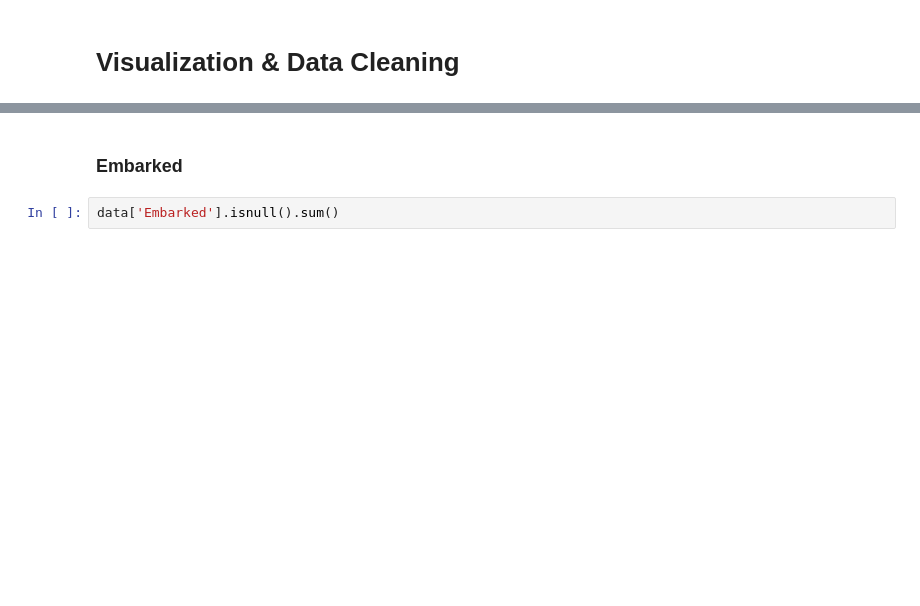
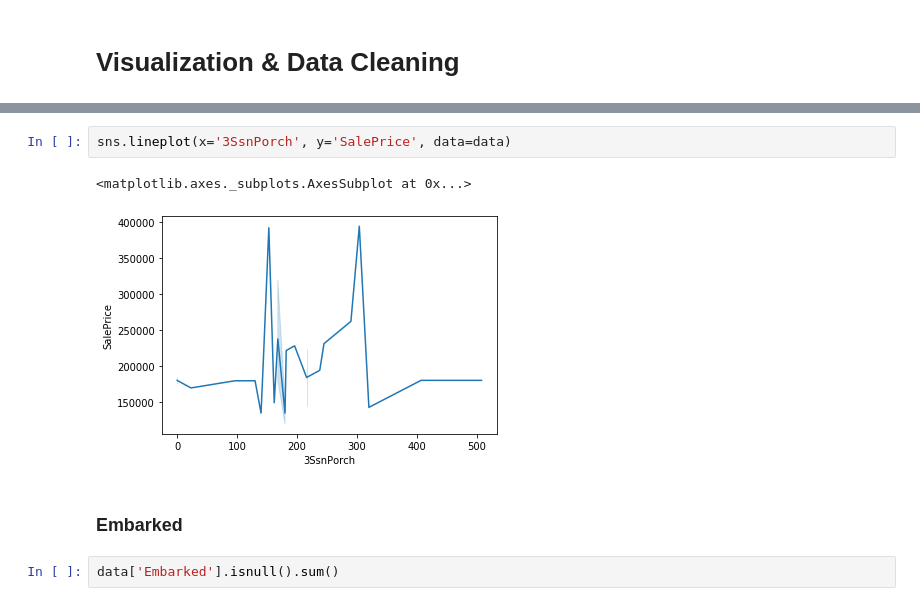
Before and after one commit to ashishpatel0720/ml, a Jupyter notebook: src/problems/kaggle/House-Prices/notebook/ap-housing-price-prediction.ipynb, the cells around one changed output, grey strips where cells are left out. Cells and saved outputs as stored; diff of their text form; blank space fills up the shorter version.

```diff
--- a/src/problems/kaggle/House-Prices/notebook/ap-housing-price-prediction.ipynb
+++ b/src/problems/kaggle/House-Prices/notebook/ap-housing-price-prediction.ipynb
@@ -152,3 +114,8 @@ sns.barplot(x="Cabin", y="Survived", data=data) # relation between Cabin and sur
+# %%
+sns.lineplot(x='3SsnPorch', y='SalePrice', data=data)
+# %% [output]
+<matplotlib.axes._subplots.AxesSubplot at 0x...>
+[figure, added]
 # %% [markdown]
 ### Embarked
 # %%
```
Also changed, not shown: parts of 13 cells of this notebook, 7 other files.
